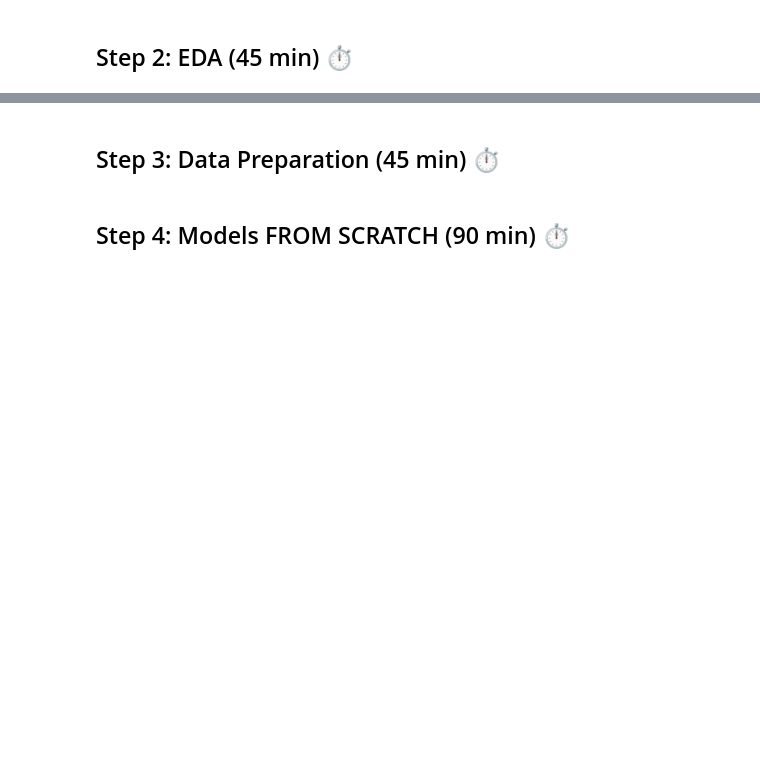
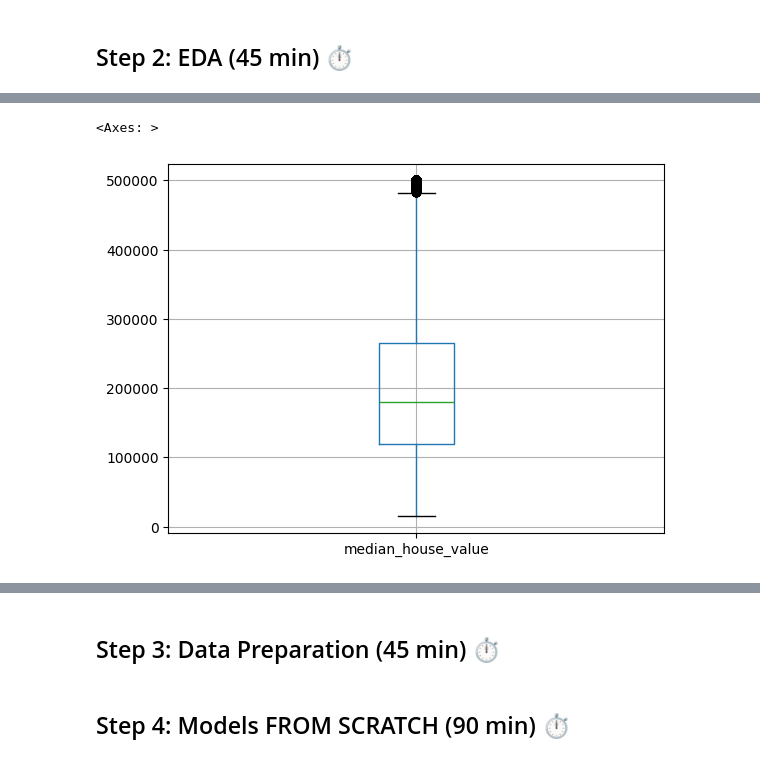
Before and after one commit to zakariabouy/Practice-Makes-Perfect, a Jupyter notebook: 30_Datasets_Challenge/02_House_Prices/house_prices_from_scratch.ipynb, the cells around one changed output, grey strips where cells are left out. Drawn from its saved outputs; the diff is of its cells as text; code cells hidden in the pictures; blank space fills up the shorter version.

```diff
--- a/30_Datasets_Challenge/02_House_Prices/house_prices_from_scratch.ipynb
+++ b/30_Datasets_Challenge/02_House_Prices/house_prices_from_scratch.ipynb
@@ -39,0 +52,5 @@ df.head()
+# %%
+df.boxplot(['median_house_value'])
+# %% [output]
+<Axes: >
+[figure, added]
```
Also changed, not shown: parts of 20 cells of this notebook, 1 other file.
